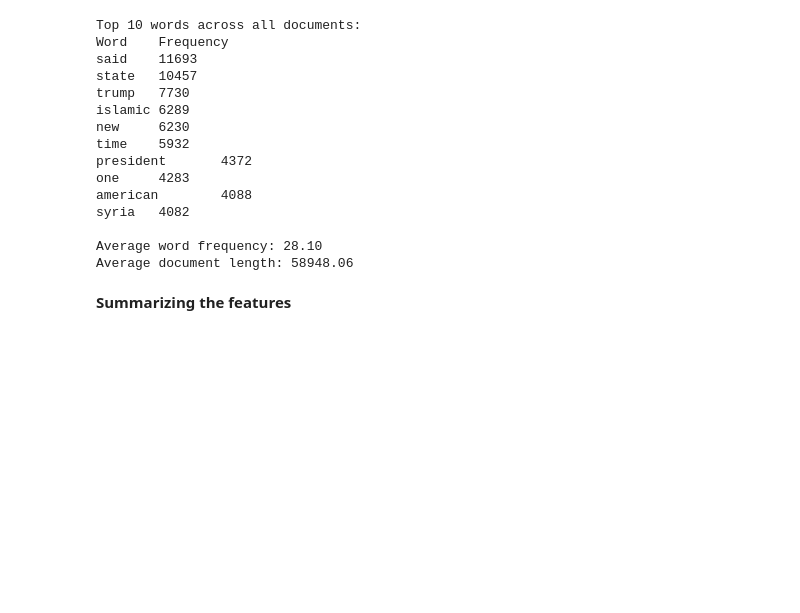
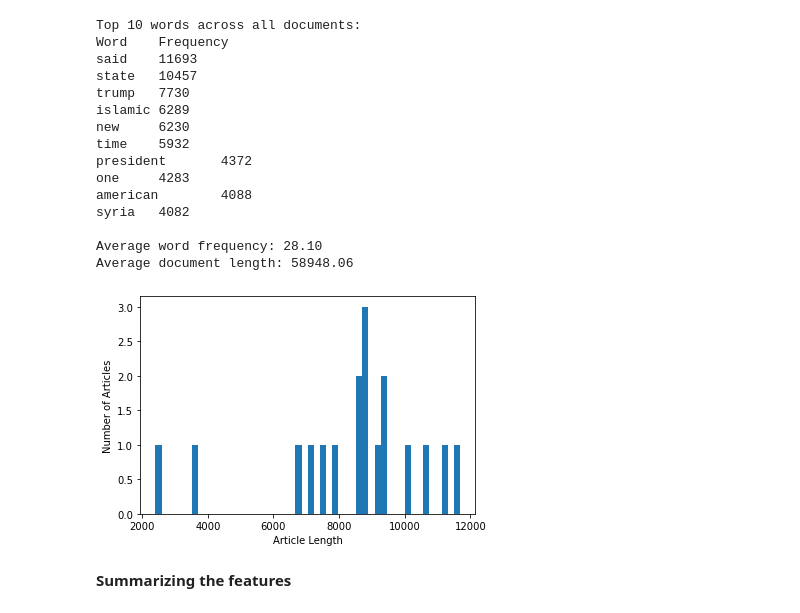
Before and after one commit to kdhananiUH/topic-modeling-on-news-articles, a Jupyter notebook: Miniproject_3_Group_12.ipynb, the cells around one changed output. Saved outputs shown, nothing was run; the diff lists cells and outputs as text; code cells hidden in the pictures; blank space fills up the shorter version.

Commit message:
Adding plot

```diff
--- a/Miniproject_3_Group_12.ipynb
+++ b/Miniproject_3_Group_12.ipynb
@@ -331,6 +331,15 @@ syria   4082
 
 Average word frequency: 28.10
 Average document length: 58948.06
+# %%
+# Plot distribution of article lengths
+article_lengths = [len(text) for text in corpus]
+plt.hist(article_lengths, bins=50)
+plt.xlabel('Article Length')
+plt.ylabel('Number of Articles')
+plt.show()
+# %% [output]
+[figure, added]
 # %% [markdown]
 **Summarizing the features**
 # %% [markdown]
```
Also changed, not shown: parts of 2 cells of this notebook.
